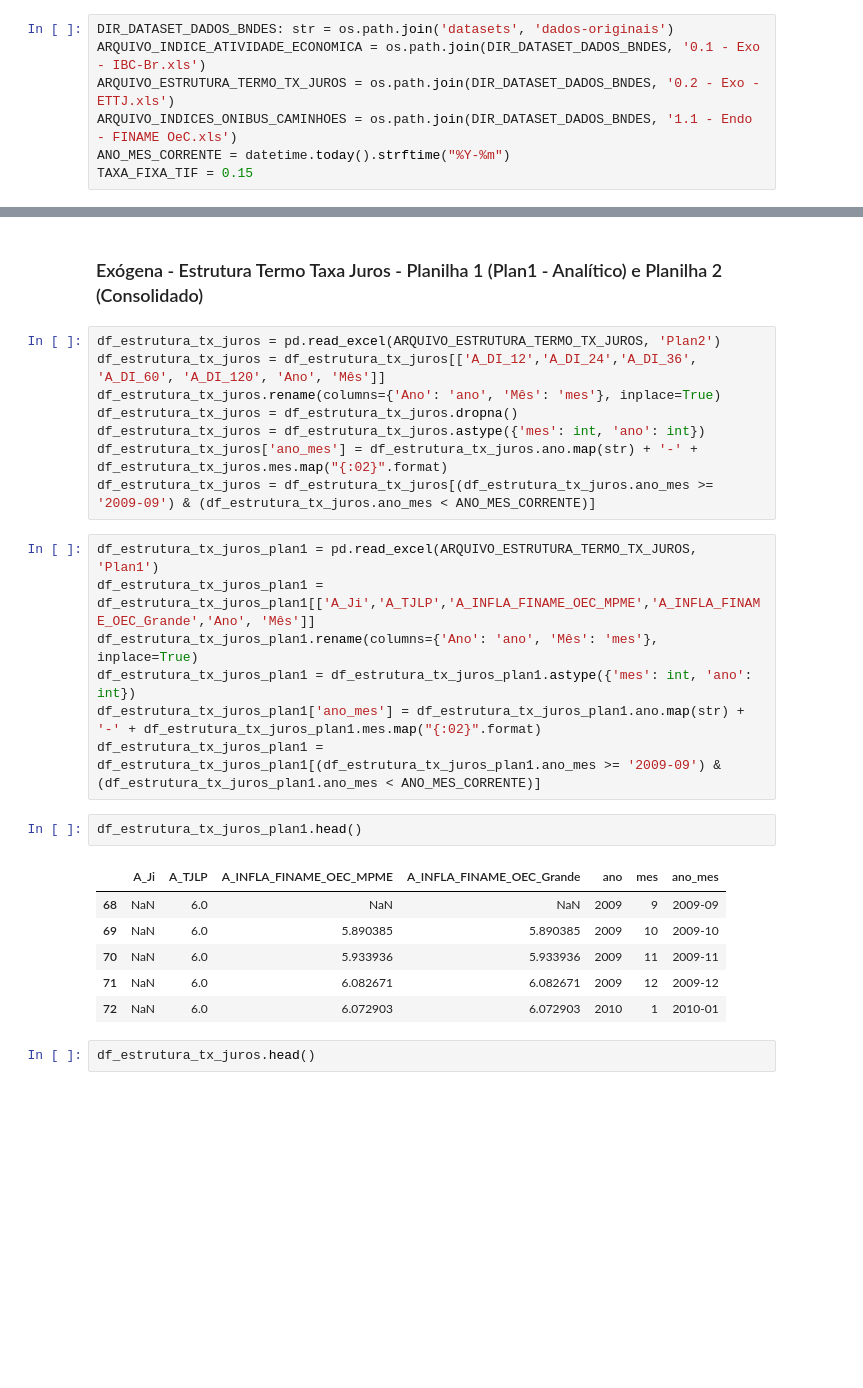
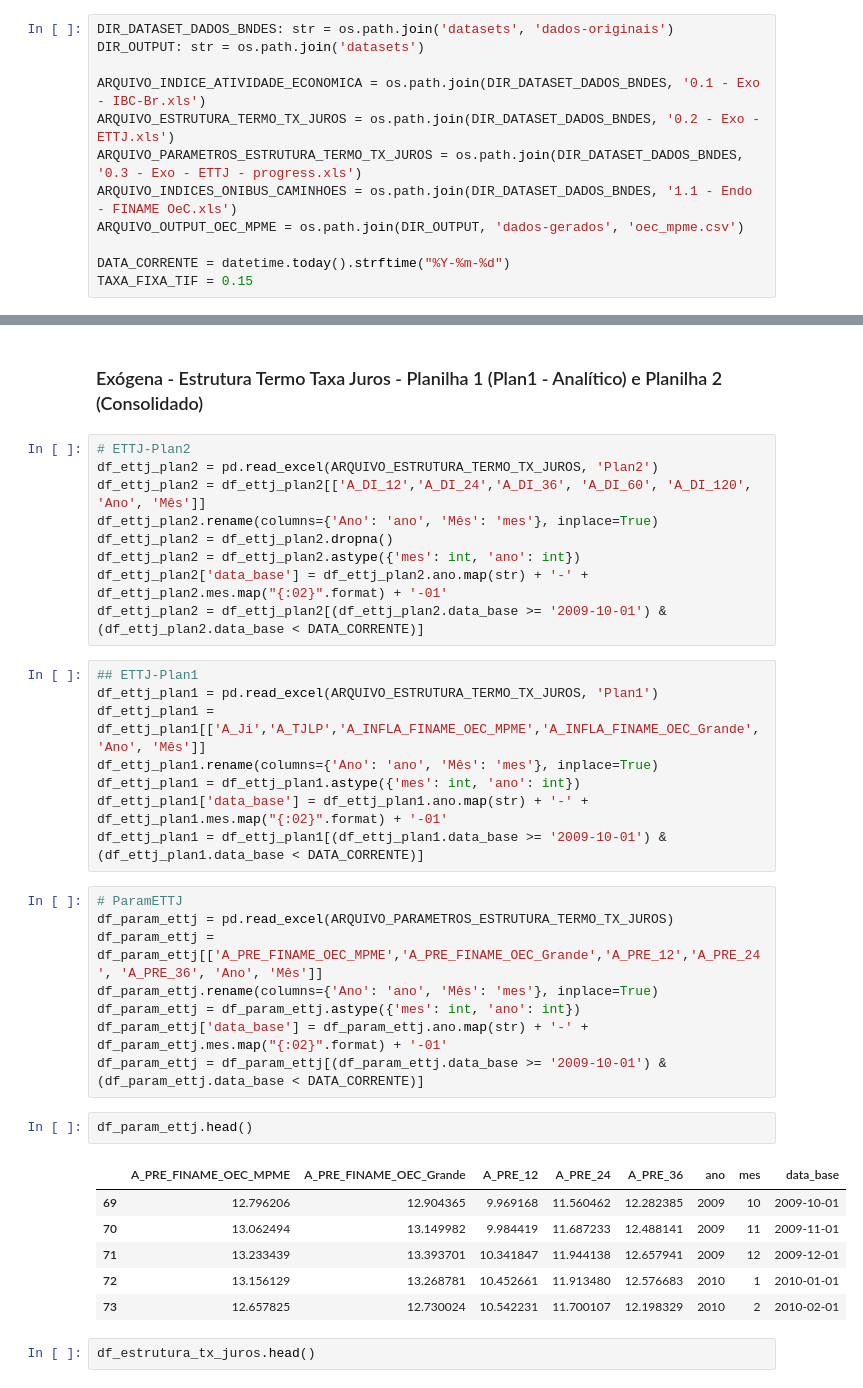
Before and after one commit to gdutramartins/forecast-desembolso, a Jupyter notebook: carregamento-series.ipynb, the cells around one changed output, grey strips where cells are left out. Drawn from its saved outputs; the diff is of its cells as text; blank space fills up the shorter version.

```diff
--- a/carregamento-series.ipynb
+++ b/carregamento-series.ipynb
@@ -8,10 +8,15 @@ from typing import List
 ### Constantes
 # %%
 DIR_DATASET_DADOS_BNDES: str = os.path.join('datasets', 'dados-originais')
+DIR_OUTPUT: str = os.path.join('datasets')
+
 ARQUIVO_INDICE_ATIVIDADE_ECONOMICA = os.path.join(DIR_DATASET_DADOS_BNDES, '0.1 - Exo - IBC-Br.xls')
 ARQUIVO_ESTRUTURA_TERMO_TX_JUROS = os.path.join(DIR_DATASET_DADOS_BNDES, '0.2 - Exo - ETTJ.xls')
+ARQUIVO_PARAMETROS_ESTRUTURA_TERMO_TX_JUROS = os.path.join(DIR_DATASET_DADOS_BNDES, '0.3 - Exo - ETTJ - progress.xls')
 ARQUIVO_INDICES_ONIBUS_CAMINHOES = os.path.join(DIR_DATASET_DADOS_BNDES, '1.1 - Endo - FINAME OeC.xls')
-ANO_MES_CORRENTE = datetime.today().strftime("%Y-%m")
+ARQUIVO_OUTPUT_OEC_MPME = os.path.join(DIR_OUTPUT, 'dados-gerados', 'oec_mpme.csv')
+
+DATA_CORRENTE = datetime.today().strftime("%Y-%m-%d")
 TAXA_FIXA_TIF = 0.15
 # %% [markdown]
 ### Funções
@@ -69,29 +74,39 @@ df_indice_atv_economica.head()
 # %% [markdown]
 ### Exógena - Estrutura Termo Taxa Juros - Planilha 1 (Plan1 - Analítico) e Planilha 2 (Consolidado)
 # %%
-df_estrutura_tx_juros = pd.read_excel(ARQUIVO_ESTRUTURA_TERMO_TX_JUROS, 'Plan2')
-df_estrutura_tx_juros = df_estrutura_tx_juros[['A_DI_12','A_DI_24','A_DI_36', 'A_DI_60', 'A_DI_120', 'Ano', 'Mês']]
-df_estrutura_tx_juros.rename(columns={'Ano': 'ano', 'Mês': 'mes'}, inplace=True)
-df_estrutura_tx_juros = df_estrutura_tx_juros.dropna()
-df_estrutura_tx_juros = df_estrutura_tx_juros.astype({'mes': int, 'ano': int})
-df_estrutura_tx_juros['ano_mes'] = df_estrutura_tx_juros.ano.map(str) + '-' + df_estrutura_tx_juros.mes.map("{:02}".format)
-df_estrutura_tx_juros = df_estrutura_tx_juros[(df_estrutura_tx_juros.ano_mes >= '2009-09') & (df_estrutura_tx_juros.ano_mes < ANO_MES_CORRENTE)]
+# ETTJ-Plan2
+df_ettj_plan2 = pd.read_excel(ARQUIVO_ESTRUTURA_TERMO_TX_JUROS, 'Plan2')
+df_ettj_plan2 = df_ettj_plan2[['A_DI_12','A_DI_24','A_DI_36', 'A_DI_60', 'A_DI_120', 'Ano', 'Mês']]
+df_ettj_plan2.rename(columns={'Ano': 'ano', 'Mês': 'mes'}, inplace=True)
+df_ettj_plan2 = df_ettj_plan2.dropna()
+df_ettj_plan2 = df_ettj_plan2.astype({'mes': int, 'ano': int})
+df_ettj_plan2['data_base'] = df_ettj_plan2.ano.map(str) + '-' + df_ettj_plan2.mes.map("{:02}".format) + '-01'
+df_ettj_plan2 = df_ettj_plan2[(df_ettj_plan2.data_base >= '2009-10-01') & (df_ettj_plan2.data_base < DATA_CORRENTE)]
 # %%
-df_estrutura_tx_juros_plan1 = pd.read_excel(ARQUIVO_ESTRUTURA_TERMO_TX_JUROS, 'Plan1')
-df_estrutura_tx_juros_plan1 = df_estrutura_tx_juros_plan1[['A_Ji','A_TJLP','A_INFLA_FINAME_OEC_MPME','A_INFLA_FINAME_OEC_Grande','Ano', 'Mês']]
-df_estrutura_tx_juros_plan1.rename(columns={'Ano': 'ano', 'Mês': 'mes'}, inplace=True)
-df_estrutura_tx_juros_plan1 = df_estrutura_tx_juros_plan1.astype({'mes': int, 'ano': int})
-df_estrutura_tx_juros_plan1['ano_mes'] = df_estrutura_tx_juros_plan1.ano.map(str) + '-' + df_estrutura_tx_juros_plan1.mes.map("{:02}".format)
-df_estrutura_tx_juros_plan1 = df_estrutura_tx_juros_plan1[(df_estrutura_tx_juros_plan1.ano_mes >= '2009-09') & (df_estrutura_tx_juros_plan1.ano_mes < ANO_MES_CORRENTE)]
+## ETTJ-Plan1
+df_ettj_plan1 = pd.read_excel(ARQUIVO_ESTRUTURA_TERMO_TX_JUROS, 'Plan1')
+df_ettj_plan1 = df_ettj_plan1[['A_Ji','A_TJLP','A_INFLA_FINAME_OEC_MPME','A_INFLA_FINAME_OEC_Grande','Ano', 'Mês']]
+df_ettj_plan1.rename(columns={'Ano': 'ano', 'Mês': 'mes'}, inplace=True)
+df_ettj_plan1 = df_ettj_plan1.astype({'mes': int, 'ano': int})
+df_ettj_plan1['data_base'] = df_ettj_plan1.ano.map(str) + '-' + df_ettj_plan1.mes.map("{:02}".format) + '-01'
+df_ettj_plan1 = df_ettj_plan1[(df_ettj_plan1.data_base >= '2009-10-01') & (df_ettj_plan1.data_base < DATA_CORRENTE)]
+# %%
+# ParamETTJ
+df_param_ettj = pd.read_excel(ARQUIVO_PARAMETROS_ESTRUTURA_TERMO_TX_JUROS)
+df_param_ettj = df_param_ettj[['A_PRE_FINAME_OEC_MPME','A_PRE_FINAME_OEC_Grande','A_PRE_12','A_PRE_24', 'A_PRE_36', 'Ano', 'Mês']]
+df_param_ettj.rename(columns={'Ano': 'ano', 'Mês': 'mes'}, inplace=True)
+df_param_ettj = df_param_ettj.astype({'mes': int, 'ano': int})
+df_param_ettj['data_base'] = df_param_ettj.ano.map(str) + '-' + df_param_ettj.mes.map("{:02}".format) + '-01'
+df_param_ettj = df_param_ettj[(df_param_ettj.data_base >= '2009-10-01') & (df_param_ettj.data_base < DATA_CORRENTE)]
 # %%
-df_estrutura_tx_juros_plan1.head()
+df_param_ettj.head()
 # %% [output]
-|  | A_Ji | A_TJLP | A_INFLA_FINAME_OEC_MPME | A_INFLA_FINAME_OEC_Grande | ano | mes | ano_mes |
-| 68 | NaN | 6.0 | NaN | NaN | 2009 | 9 | 2009-09 |
-| 69 | NaN | 6.0 | 5.890385 | 5.890385 | 2009 | 10 | 2009-10 |
-| 70 | NaN | 6.0 | 5.933936 | 5.933936 | 2009 | 11 | 2009-11 |
-| 71 | NaN | 6.0 | 6.082671 | 6.082671 | 2009 | 12 | 2009-12 |
-| 72 | NaN | 6.0 | 6.072903 | 6.072903 | 2010 | 1 | 2010-01 |
+|  | A_PRE_FINAME_OEC_MPME | A_PRE_FINAME_OEC_Grande | A_PRE_12 | A_PRE_24 | A_PRE_36 | ano | mes | data_base |
+| 69 | 12.796206 | 12.904365 | 9.969168 | 11.560462 | 12.282385 | 2009 | 10 | 2009-10-01 |
+| 70 | 13.062494 | 13.149982 | 9.984419 | 11.687233 | 12.488141 | 2009 | 11 | 2009-11-01 |
+| 71 | 13.233439 | 13.393701 | 10.341847 | 11.944138 | 12.657941 | 2009 | 12 | 2009-12-01 |
+| 72 | 13.156129 | 13.268781 | 10.452661 | 11.913480 | 12.576683 | 2010 | 1 | 2010-01-01 |
+| 73 | 12.657825 | 12.730024 | 10.542231 | 11.700107 | 12.198329 | 2010 | 2 | 2010-02-01 |
 # %%
 df_estrutura_tx_juros.head()
 # %% [output]
```
Also changed, not shown: parts of 14 cells of this notebook, 1 other file.
